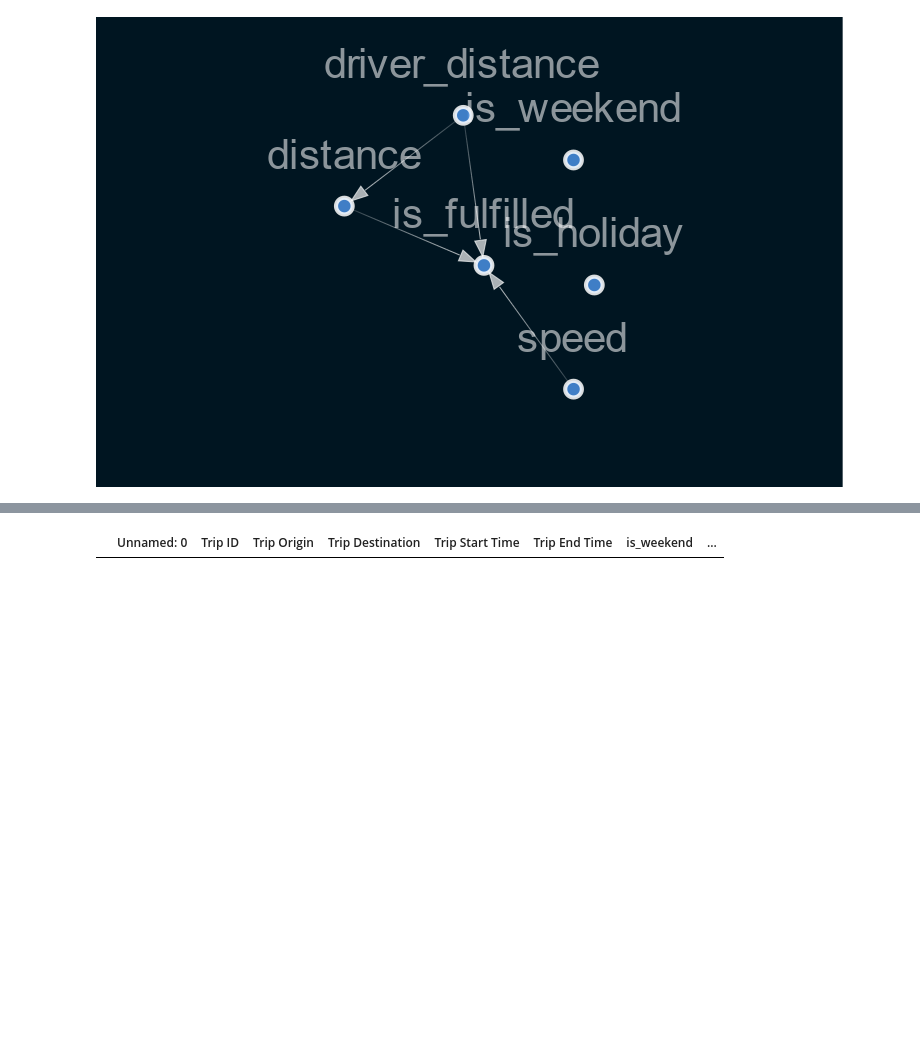
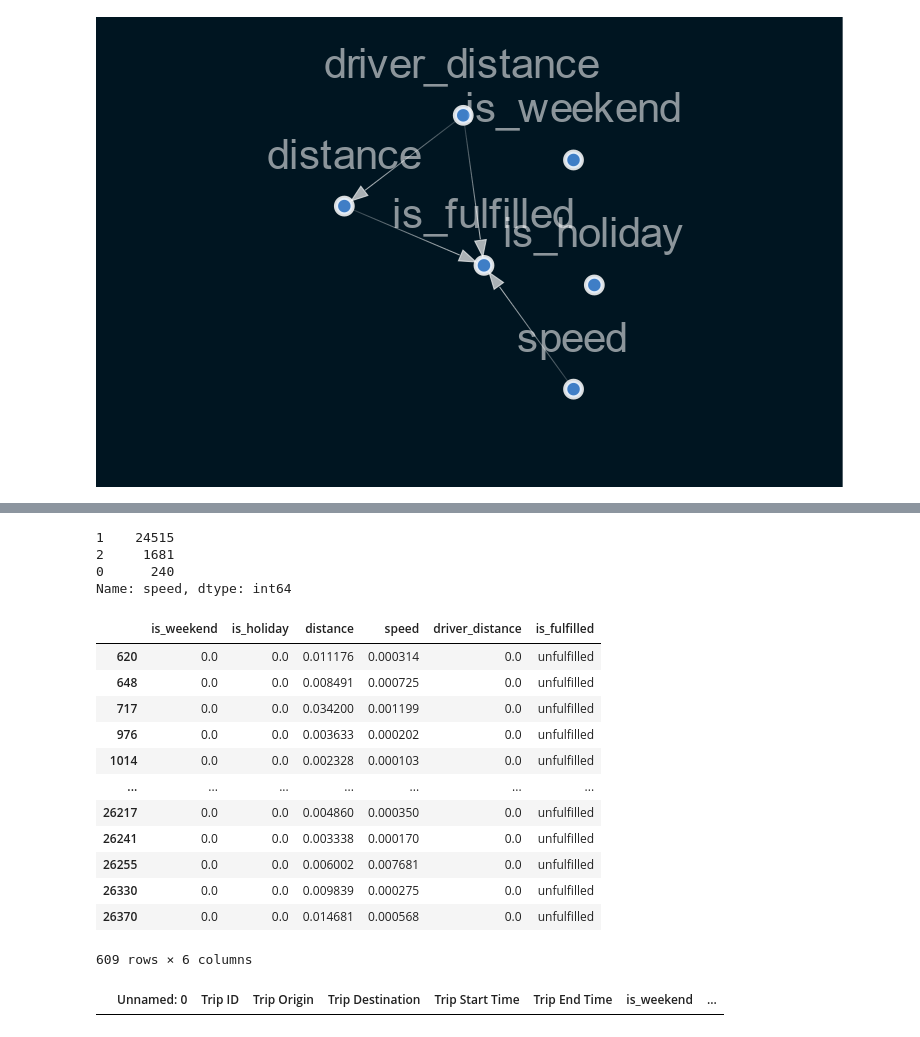
Before and after one commit to natyrix/Causal-Inference, a Jupyter notebook: notebooks/causal_learning.ipynb, the cells around one changed output, grey strips where cells are left out. Drawn from its saved outputs; the diff is of its cells as text; code cells hidden in the pictures; blank space fills up the shorter version.

```diff
--- a/notebooks/causal_learning.ipynb
+++ b/notebooks/causal_learning.ipynb
@@ -271,3 +362,28 @@ Image(viz.draw(format='png'))
+# %%
+discretised_data["speed"] = Discretiser(method="fixed",
+        numeric_split_points=[1,100]).transform(discretised_data["speed"].values)
+discretised_data["speed"].value_counts()
+# %% [output]
+1    24515
+2     1681
+0      240
+Name: speed, dtype: int64
+# %%
+df_c[df_c['is_fulfilled']=='unfulfilled']
+# %% [output]
+|  | is_weekend | is_holiday | distance | speed | driver_distance | is_fulfilled |
+| 620 | 0.0 | 0.0 | 0.011176 | 0.000314 | 0.0 | unfulfilled |
+| 648 | 0.0 | 0.0 | 0.008491 | 0.000725 | 0.0 | unfulfilled |
+| 717 | 0.0 | 0.0 | 0.034200 | 0.001199 | 0.0 | unfulfilled |
+| 976 | 0.0 | 0.0 | 0.003633 | 0.000202 | 0.0 | unfulfilled |
+| 1014 | 0.0 | 0.0 | 0.002328 | 0.000103 | 0.0 | unfulfilled |
+| ... | ... | ... | ... | ... | ... | ... |
+| 26217 | 0.0 | 0.0 | 0.004860 | 0.000350 | 0.0 | unfulfilled |
+| 26241 | 0.0 | 0.0 | 0.003338 | 0.000170 | 0.0 | unfulfilled |
+| 26255 | 0.0 | 0.0 | 0.006002 | 0.007681 | 0.0 | unfulfilled |
+| 26330 | 0.0 | 0.0 | 0.009839 | 0.000275 | 0.0 | unfulfilled |
+| 26370 | 0.0 | 0.0 | 0.014681 | 0.000568 | 0.0 | unfulfilled |
+609 rows × 6 columns
 # %%
 preprocessed_trip_df[preprocessed_trip_df['driver_lng']!=0.0]
 # %% [output]
```
Also changed, not shown: parts of 16 cells of this notebook.
